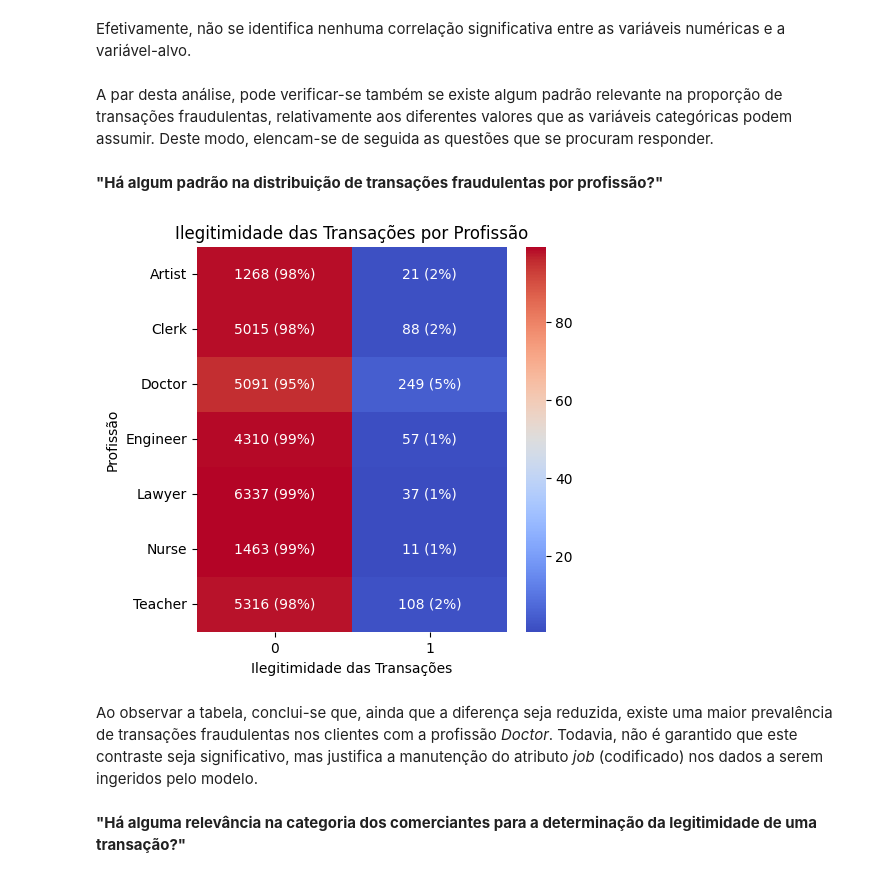
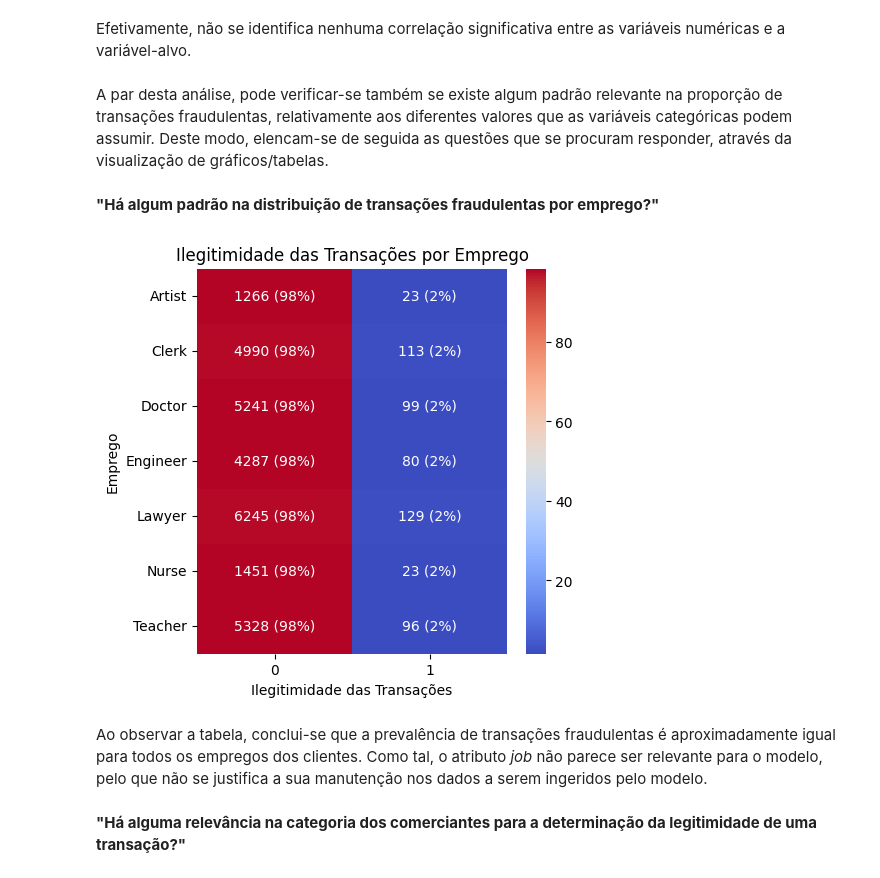
Before and after one commit to manelneto/fraud, a Jupyter notebook: task1.ipynb, the cells around one changed output. Cells and saved outputs as stored; diff of their text form; code cells hidden in the pictures.

```diff
--- a/task1.ipynb
+++ b/task1.ipynb
@@ -1443,0 +1467,4 @@ data.head()
+# %%
+data = data.drop('unix_time', axis = 1)
+
+data.head()
@@ -1493,6 +1526,8 @@ data['city_pop'].corr(data['is_fraud'])
 -0.014902563980037586
 # %% [markdown]
 Ora, a correlação entre a população da cidade à qual pertence um cliente e a legitimidade de uma transação que esse cliente efetua é praticamente nula, pelo que a coluna *city_pop* pode ser removida, sem considerável perda de informação.
+# %%
+data = data.drop('city_pop', axis = 1)
 # %%
 data.groupby('state')['is_fraud'].mean()
 # %% [output]
@@ -1517,7 +1541,7 @@ Name: is_fraud, dtype: float64
 # %% [markdown]
 Similarmente, também não se verifica qualquer relação relevante entre a coluna *state* e a variável-alvo, pelo que este atributo também deverá ser removido.
 # %%
-data = data.drop(['city_pop', 'state'], axis = 1)
+data = data.drop('state', axis = 1)
 
 data.isna().sum()
 # %% [output]
@@ -1555,24 +1579,24 @@ contextualize('Correlograma de Transações', '', '')
 # %% [markdown]
 Efetivamente, não se identifica nenhuma correlação significativa entre as variáveis numéricas e a variável-alvo.
 # %% [markdown]
-A par desta análise, pode verificar-se também se existe algum padrão relevante na proporção de transações fraudulentas, relativamente aos diferentes valores que as variáveis categóricas podem assumir. Deste modo, elencam-se de seguida as questões que se procuram responder.
+A par desta análise, pode verificar-se também se existe algum padrão relevante na proporção de transações fraudulentas, relativamente aos diferentes valores que as variáveis categóricas podem assumir. Deste modo, elencam-se de seguida as questões que se procuram responder, através da visualização de gráficos/tabelas.
 # %%
 def plot_table(category, title, xlabel, ylabel):
     plt.figure(figsize = (5, 5))
-    table = pd.crosstab(data[category], transactions['is_fraud'])
+    table = pd.crosstab(data[category], data['is_fraud'])
     row_sum = table.sum(axis = 1)
     percentages = (table.T / row_sum * 100).T
     annotations = [['{} ({}%)'.format(count, round(percentage)) for percentage, count in zip(row, table_row)] for table_row, row in zip(table.values, percentages.values)]
     sb.heatmap(percentages, annot = annotations, fmt = '', cmap = 'coolwarm')
     contextualize(title, xlabel, ylabel)
 # %% [markdown]
-**"Há algum padrão na distribuição de transações fraudulentas por profissão?"**
+**"Há algum padrão na distribuição de transações fraudulentas por emprego?"**
 # %%
-plot_table('job', 'Ilegitimidade das Transações por Profissão', 'Ilegitimidade das Transações', 'Profissão')
+plot_table('job', 'Ilegitimidade das Transações por Emprego', 'Ilegitimidade das Transações', 'Emprego')
 # %% [output]
-[figure, old version]
+[figure, new version]
 # %% [markdown]
-Ao observar a tabela, conclui-se que, ainda que a diferença seja reduzida, existe uma maior prevalência de transações fraudulentas nos clientes com a profissão *Doctor*. Todavia, não é garantido que este contraste seja significativo, mas justifica a manutenção do atributo *job* (codificado) nos dados a serem ingeridos pelo modelo.
+Ao observar a tabela, conclui-se que a prevalência de transações fraudulentas é aproximadamente igual para todos os empregos dos clientes. Como tal, o atributo *job* não parece ser relevante para o modelo, pelo que não se justifica a sua manutenção nos dados a serem ingeridos pelo modelo.
 # %%
 data = data.drop('job', axis = 1)
 # %% [markdown]
```
Also changed, not shown: parts of 71 cells of this notebook, 4 other files.
